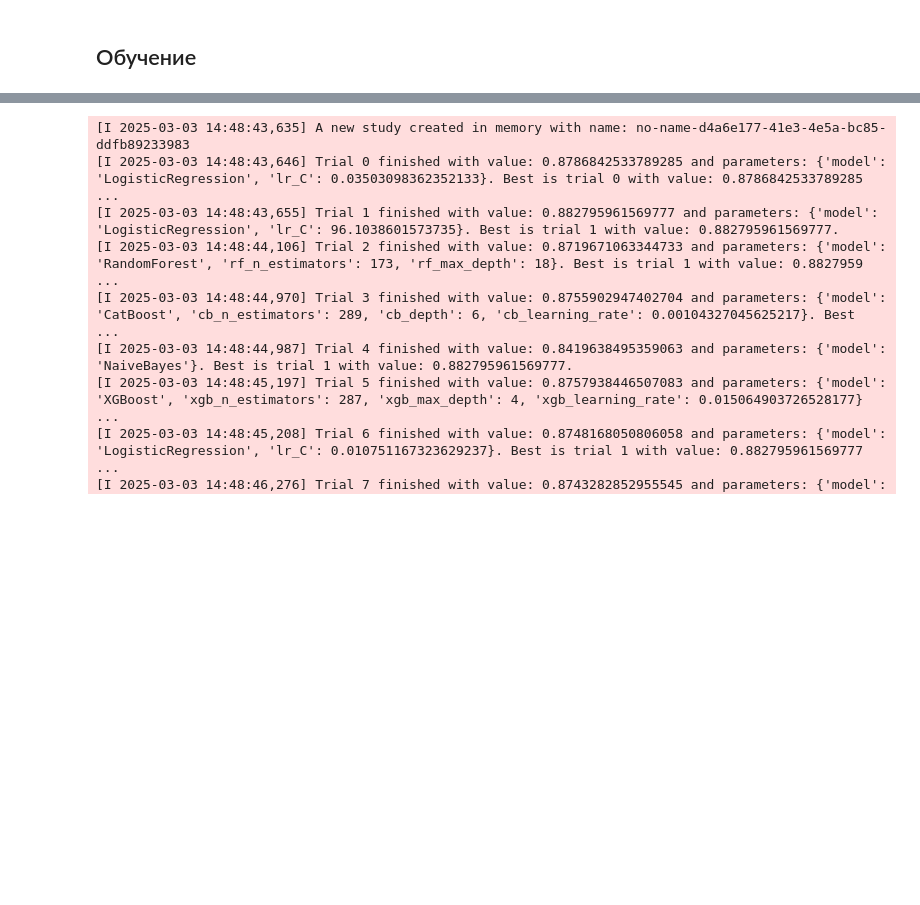
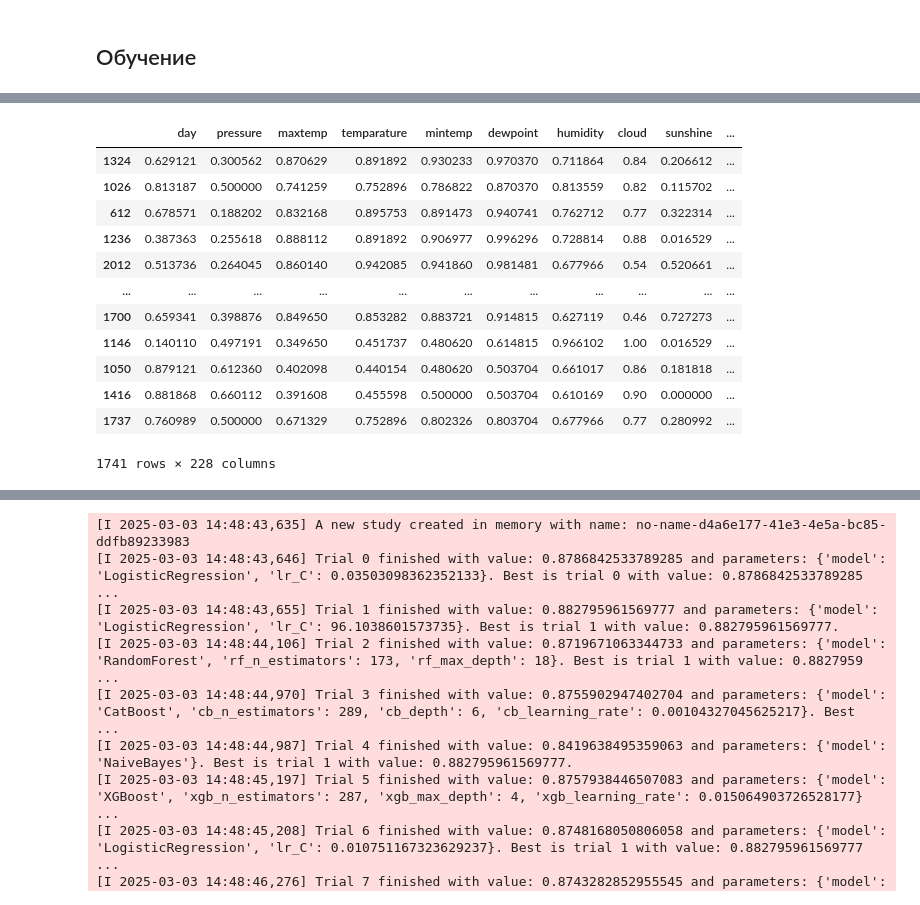
Before and after one commit to barbak11/rainfall_prediction, a Jupyter notebook: rainfall.ipynb, the cells around one changed output, grey strips where cells are left out. Cells and saved outputs as stored; diff of their text form; code cells hidden in the pictures; blank space fills up the shorter version.

```diff
--- a/rainfall.ipynb
+++ b/rainfall.ipynb
@@ -708,0 +721,2 @@ import catboost as cb
+# %%
+cat_features = x_train.select_dtypes(include=['object']).columns.tolist()
@@ -708,0 +738,12 @@ import catboost as cb
+# %%
+# Создаём и запускаем исследование Optuna
+study = optuna.create_study(direction="maximize")
+study.optimize(objective, n_trials=20)
+
+# Вывод лучших параметров и результата
+print("Best trial:")
+trial = study.best_trial
+print("  AUC: {}".format(trial.value))
+print("  Params: ")
+for key, value in trial.params.items():
+    print("    {}: {}".format(key, value))
@@ -708,0 +812,7 @@ import catboost as cb
+# %%
+x_train_full = pd.concat([x_train, x_val])
+y_train_full = pd.concat([y_train, y_val])
+
+best_model = cb.CatBoostClassifier(**trial.params, verbose=0, random_state=42, cat_features=cat_features)
+best_model.fit(x_train_full, y_train_full)
+evaluate_model(best_model, x_test, y_test, treshhold=0.5)  # Оценка модели на тесте
@@ -708,0 +844,16 @@ import catboost as cb
+# %%
+x_train_full
+# %% [output]
+|  | day | pressure | maxtemp | temparature | mintemp | dewpoint | humidity | cloud | sunshine | ... |
+| 1324 | 0.629121 | 0.300562 | 0.870629 | 0.891892 | 0.930233 | 0.970370 | 0.711864 | 0.84 | 0.206612 | ... |
+| 1026 | 0.813187 | 0.500000 | 0.741259 | 0.752896 | 0.786822 | 0.870370 | 0.813559 | 0.82 | 0.115702 | ... |
+| 612 | 0.678571 | 0.188202 | 0.832168 | 0.895753 | 0.891473 | 0.940741 | 0.762712 | 0.77 | 0.322314 | ... |
+| 1236 | 0.387363 | 0.255618 | 0.888112 | 0.891892 | 0.906977 | 0.996296 | 0.728814 | 0.88 | 0.016529 | ... |
+| 2012 | 0.513736 | 0.264045 | 0.860140 | 0.942085 | 0.941860 | 0.981481 | 0.677966 | 0.54 | 0.520661 | ... |
+| ... | ... | ... | ... | ... | ... | ... | ... | ... | ... | ... |
+| 1700 | 0.659341 | 0.398876 | 0.849650 | 0.853282 | 0.883721 | 0.914815 | 0.627119 | 0.46 | 0.727273 | ... |
+| 1146 | 0.140110 | 0.497191 | 0.349650 | 0.451737 | 0.480620 | 0.614815 | 0.966102 | 1.00 | 0.016529 | ... |
+| 1050 | 0.879121 | 0.612360 | 0.402098 | 0.440154 | 0.480620 | 0.503704 | 0.661017 | 0.86 | 0.181818 | ... |
+| 1416 | 0.881868 | 0.660112 | 0.391608 | 0.455598 | 0.500000 | 0.503704 | 0.610169 | 0.90 | 0.000000 | ... |
+| 1737 | 0.760989 | 0.500000 | 0.671329 | 0.752896 | 0.802326 | 0.803704 | 0.677966 | 0.77 | 0.280992 | ... |
+1741 rows × 228 columns
```
Also changed, not shown: parts of 18 cells of this notebook.
